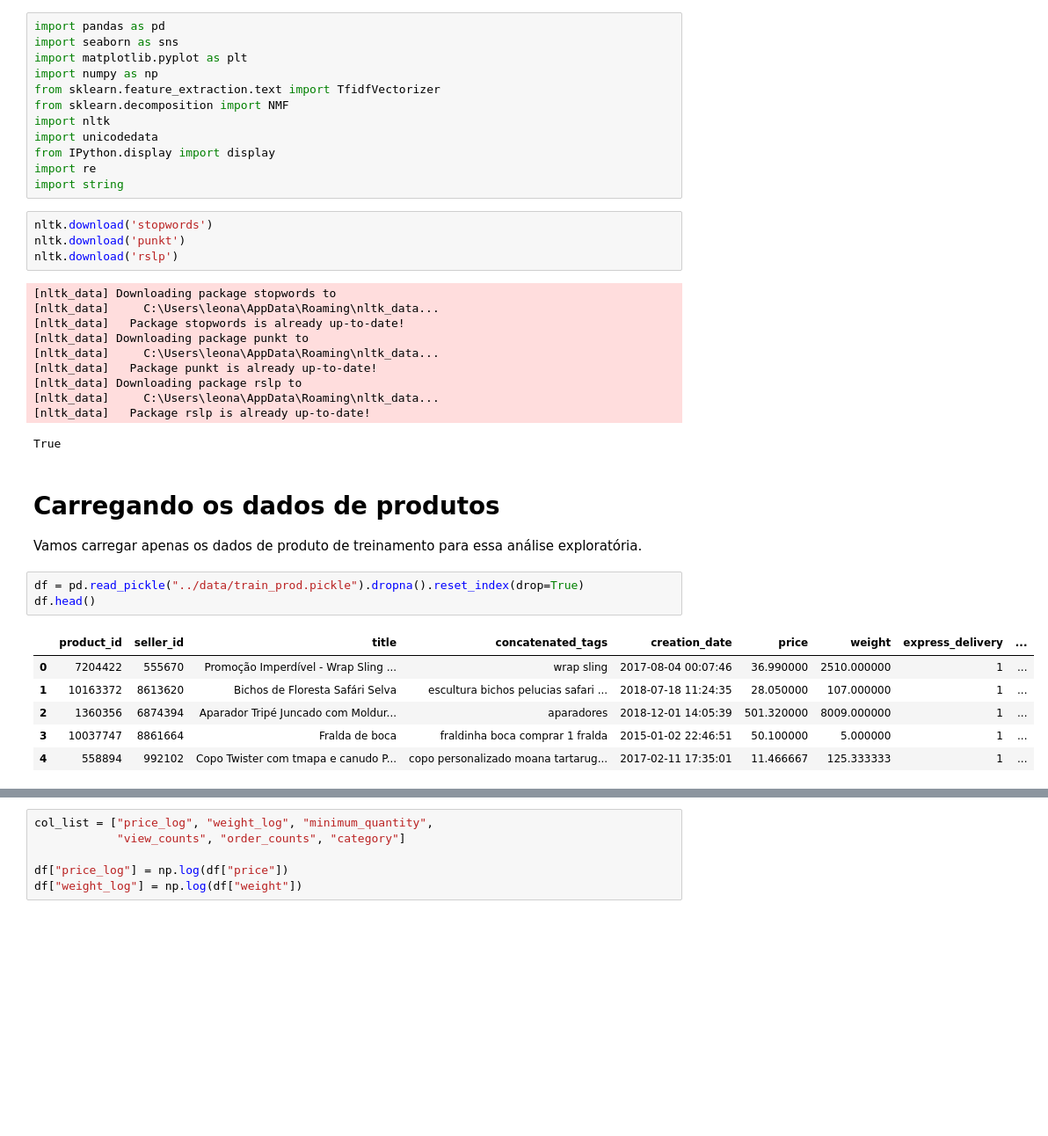
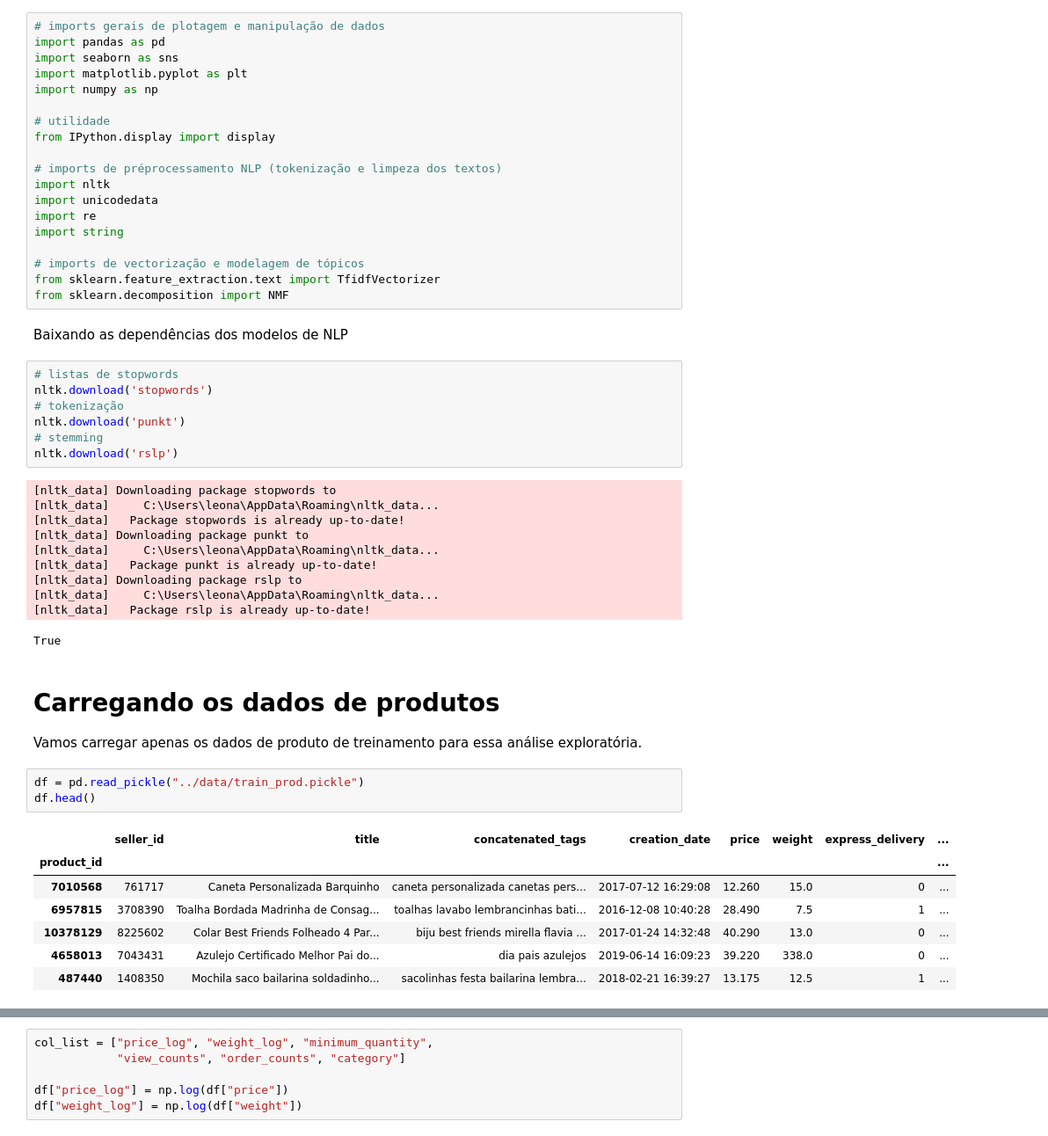
Before and after one commit to leofmr/product_recommender, a Jupyter notebook: notebooks/1 - product_analysis.ipynb, the cells around one changed output, grey strips where cells are left out. Shown at 88% size. Saved outputs shown, nothing was run; the diff lists cells and outputs as text; blank space fills up the shorter version.

```diff
--- a/notebooks/1 - product_analysis.ipynb
+++ b/notebooks/1 - product_analysis.ipynb
@@ -5,18 +18,30 @@
 # %%
+# imports gerais de plotagem e manipulação de dados
 import pandas as pd
 import seaborn as sns
 import matplotlib.pyplot as plt
 import numpy as np
+
+# utilidade
+from IPython.display import display
+
+# imports de préprocessamento NLP (tokenização e limpeza dos textos)
+import nltk
+import unicodedata
+import re
+import string
+
+# imports de vectorização e modelagem de tópicos
 from sklearn.feature_extraction.text import TfidfVectorizer
 from sklearn.decomposition import NMF
-import nltk
-import unicodedata
-from IPython.display import display
-import re
-import string
+# %% [markdown]
+Baixando as dependências dos modelos de NLP
 # %%
+# listas de stopwords
 nltk.download('stopwords')
+# tokenização
 nltk.download('punkt')
+# stemming
 nltk.download('rslp')
 # %% [output]
 [nltk_data] Downloading package stopwords to
@@ -35,12 +60,13 @@ True
 Vamos carregar apenas os dados de produto de treinamento para essa análise
 exploratória.
 # %%
-df = pd.read_pickle("../data/train_prod.pickle").dropna().reset_index(drop=True)
+df = pd.read_pickle("../data/train_prod.pickle")
 df.head()
 # %% [output]
-|  | product_id | seller_id | title | concatenated_tags | creation_date | price | weight | express_delivery | ... |
-| 0 | 7204422 | 555670 | Promoção Imperdível - Wrap Sling ... | wrap sling | 2017-08-04 00:07:46 | 36.990000 | 2510.000000 | 1 | ... |
-| 1 | 10163372 | 8613620 | Bichos de Floresta Safári Selva | escultura bichos pelucias safari ... | 2018-07-18 11:24:35 | 28.050000 | 107.000000 | 1 | ... |
-| 2 | 1360356 | 6874394 | Aparador Tripé Juncado com Moldur... | aparadores | 2018-12-01 14:05:39 | 501.320000 | 8009.000000 | 1 | ... |
-| 3 | 10037747 | 8861664 | Fralda de boca | fraldinha boca comprar 1 fralda | 2015-01-02 22:46:51 | 50.100000 | 5.000000 | 1 | ... |
-| 4 | 558894 | 992102 | Copo Twister com tmapa e canudo P... | copo personalizado moana tartarug... | 2017-02-11 17:35:01 | 11.466667 | 125.333333 | 1 | ... |
+|  | seller_id | title | concatenated_tags | creation_date | price | weight | express_delivery | ... |
+| product_id |  |  |  |  |  |  |  | ... |
+| 7010568 | 761717 | Caneta Personalizada Barquinho | caneta personalizada canetas pers... | 2017-07-12 16:29:08 | 12.260 | 15.0 | 0 | ... |
+| 6957815 | 3708390 | Toalha Bordada Madrinha de Consag... | toalhas lavabo lembrancinhas bati... | 2016-12-08 10:40:28 | 28.490 | 7.5 | 1 | ... |
+| 10378129 | 8225602 | Colar Best Friends Folheado 4 Par... | biju best friends mirella flavia ... | 2017-01-24 14:32:48 | 40.290 | 13.0 | 0 | ... |
+| 4658013 | 7043431 | Azulejo Certificado Melhor Pai do... | dia pais azulejos | 2019-06-14 16:09:23 | 39.220 | 338.0 | 0 | ... |
+| 487440 | 1408350 | Mochila saco bailarina soldadinho... | sacolinhas festa bailarina lembra... | 2018-02-21 16:39:27 | 13.175 | 12.5 | 1 | ... |
```
Also changed, not shown: parts of 37 cells of this notebook.
